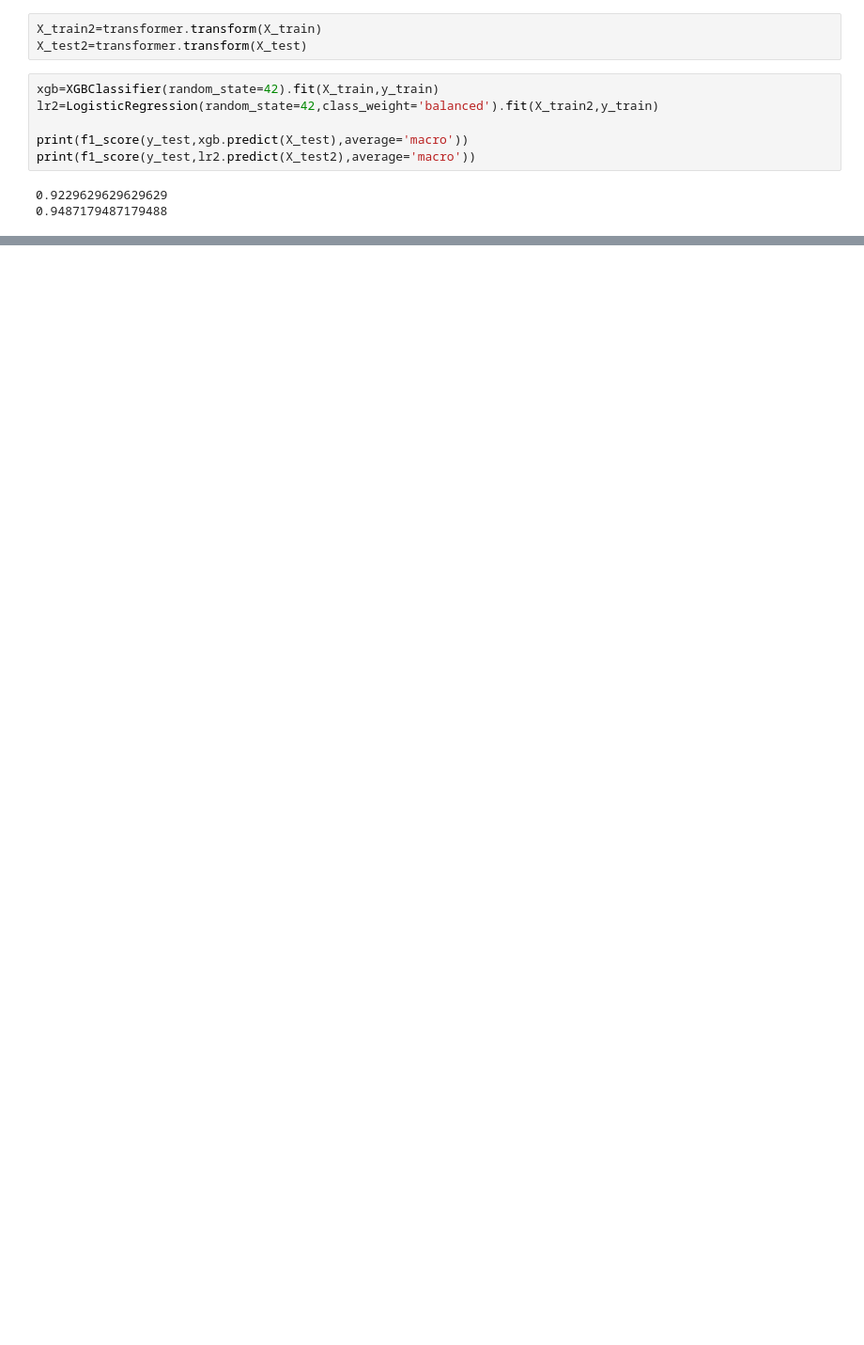
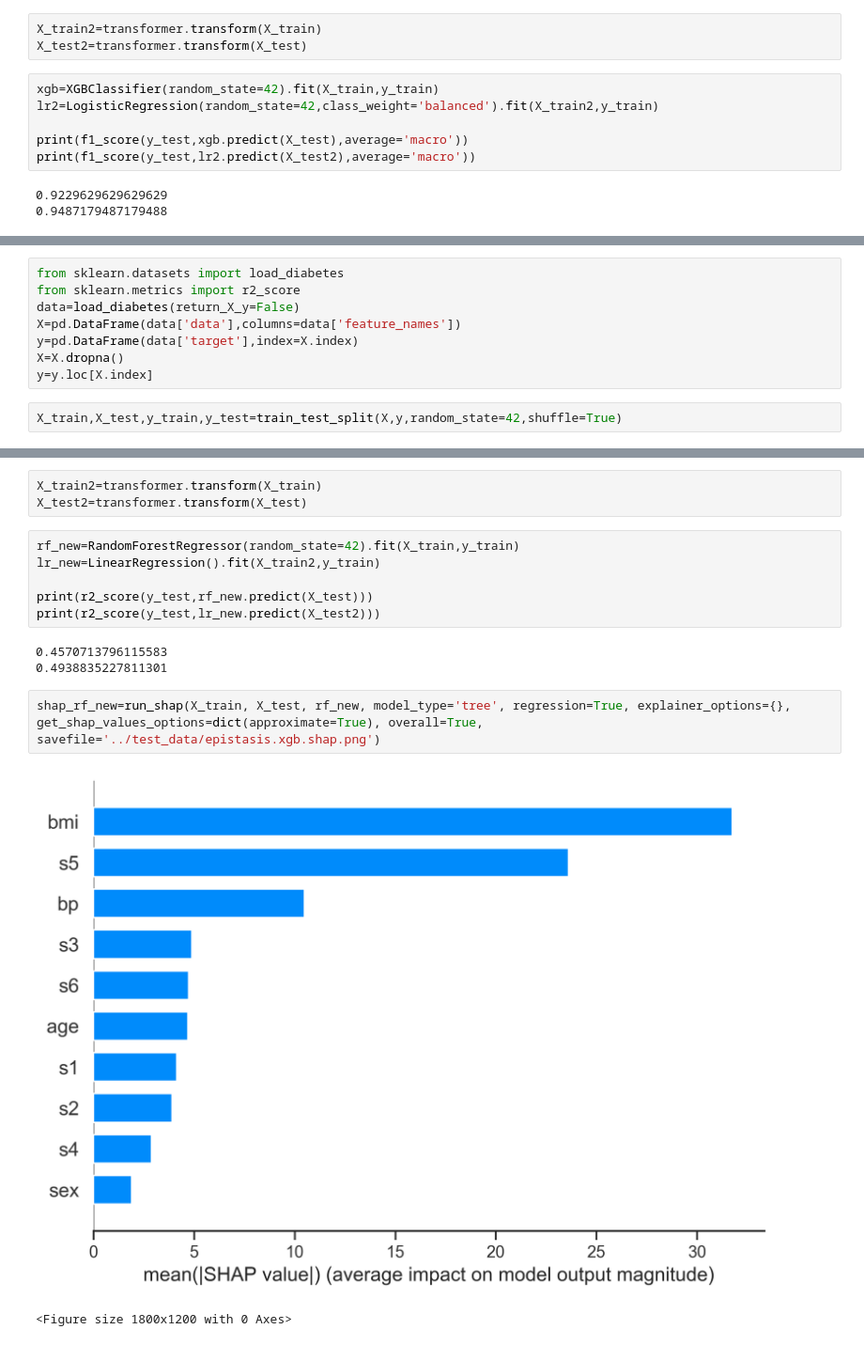
Before and after one commit to jlevy44/InteractionTransformer, a Jupyter notebook: demos/InteractionTransformerPythonDemo.ipynb, the cells around one changed output, grey strips where cells are left out. Shown at 94% size. Saved outputs shown, nothing was run; the diff lists cells and outputs as text; blank space fills up the shorter version.

```diff
--- a/demos/InteractionTransformerPythonDemo.ipynb
+++ b/demos/InteractionTransformerPythonDemo.ipynb
@@ -189,0 +183,10 @@ shap_lr4=run_shap(X_train2, X_test2, lr2, model_type='linear', explainer_options
+# %%
+from sklearn.datasets import load_diabetes
+from sklearn.metrics import r2_score
+data=load_diabetes(return_X_y=False)
+X=pd.DataFrame(data['data'],columns=data['feature_names'])
+y=pd.DataFrame(data['target'],index=X.index)
+X=X.dropna()
+y=y.loc[X.index]
+# %%
+X_train,X_test,y_train,y_test=train_test_split(X,y,random_state=42,shuffle=True)
@@ -189,0 +199,17 @@ shap_lr4=run_shap(X_train2, X_test2, lr2, model_type='linear', explainer_options
+# %%
+X_train2=transformer.transform(X_train)
+X_test2=transformer.transform(X_test)
+# %%
+rf_new=RandomForestRegressor(random_state=42).fit(X_train,y_train)
+lr_new=LinearRegression().fit(X_train2,y_train)
+
+print(r2_score(y_test,rf_new.predict(X_test)))
+print(r2_score(y_test,lr_new.predict(X_test2)))
+# %% [output]
+0.4570713796115583
+0.4938835227811301
+# %%
+shap_rf_new=run_shap(X_train, X_test, rf_new, model_type='tree', regression=True, explainer_options={}, get_shap_values_options=dict(approximate=True), overall=True, savefile='../test_data/epistasis.xgb.shap.png')
+# %% [output]
+[figure, added]
+<Figure size 1800x1200 with 0 Axes>
```
Also changed, not shown: parts of 8 cells of this notebook, 4 other files.
